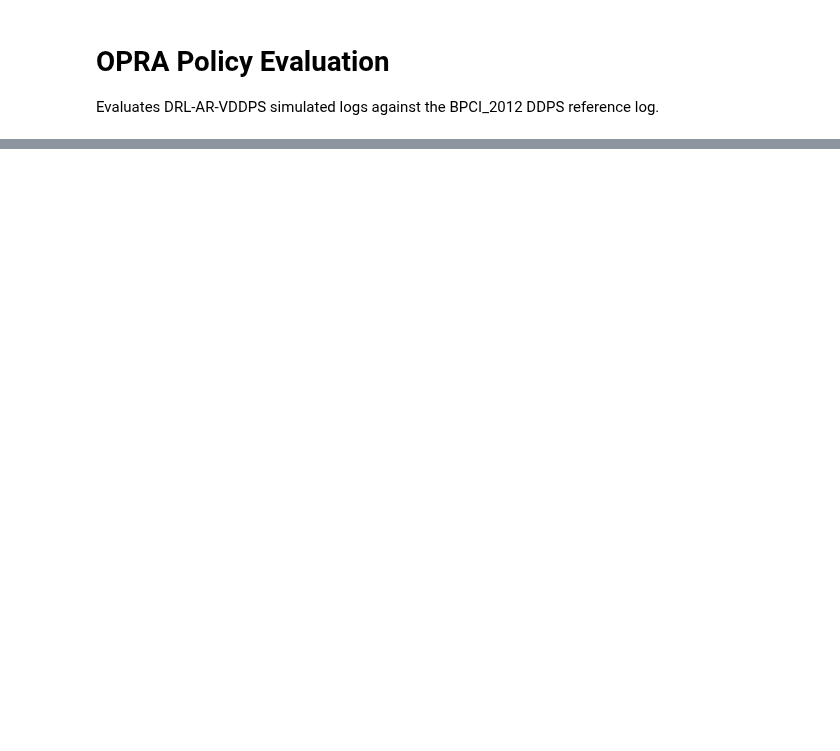
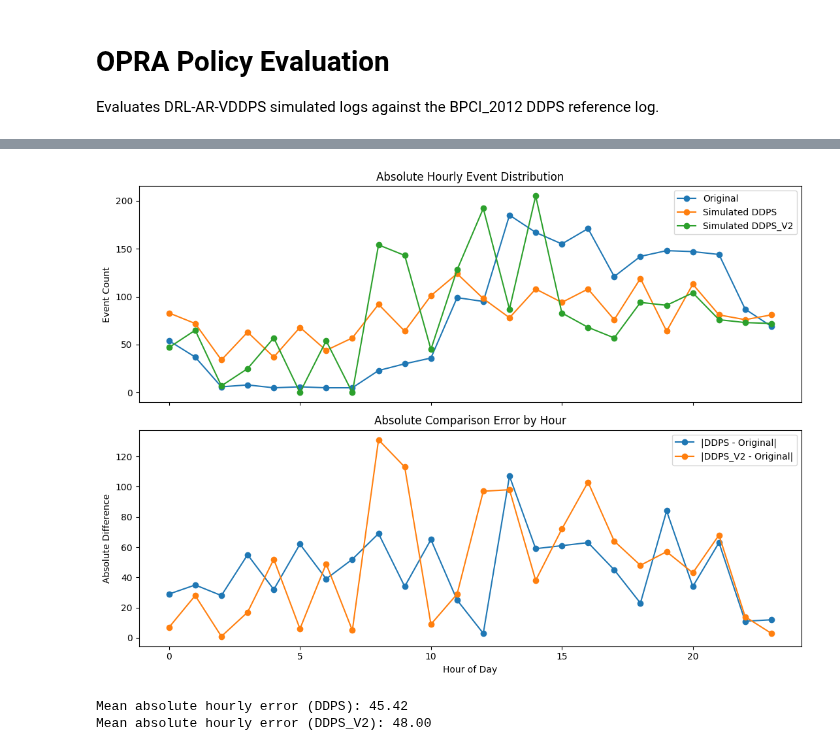
Before and after one commit to AdaptiveBProcess/Optimal-Predictor-of-Resources-and-Activities, a Jupyter notebook: evaluation.ipynb, the cells around one changed output, grey strips where cells are left out. Cells and saved outputs as stored; diff of their text form; code cells hidden in the pictures; blank space fills up the shorter version.

```diff
--- a/evaluation.ipynb
+++ b/evaluation.ipynb
@@ -52,0 +192,36 @@ evaluator.save_results(agg, output_dir='data/evaluation_results')
+# %%
+# Absolute comparison by hour (counts + absolute error vs Original)
+hourly_original = log1["hour"].value_counts().sort_index().reindex(range(24), fill_value=0)
+hourly_ddps = log2["hour"].value_counts().sort_index().reindex(range(24), fill_value=0)
+hourly_v2 = log3["hour"].value_counts().sort_index().reindex(range(24), fill_value=0)
+
+abs_err_ddps = (hourly_ddps - hourly_original).abs()
+abs_err_v2 = (hourly_v2 - hourly_original).abs()
+
+fig, axes = plt.subplots(2, 1, figsize=(11, 8), sharex=True)
+
+# Absolute hourly counts
+axes[0].plot(hourly_original.index, hourly_original.values, marker="o", label="Original")
+axes[0].plot(hourly_ddps.index, hourly_ddps.values, marker="o", label="Simulated DDPS")
+axes[0].plot(hourly_v2.index, hourly_v2.values, marker="o", label=f"Simulated {tag}")
+axes[0].set_ylabel("Event Count")
+axes[0].set_title("Absolute Hourly Event Distribution")
+axes[0].legend()
+
+# Absolute error vs original
+axes[1].plot(abs_err_ddps.index, abs_err_ddps.values, marker="o", label="|DDPS - Original|")
+axes[1].plot(abs_err_v2.index, abs_err_v2.values, marker="o", label=f"|{tag} - Original|")
+axes[1].set_xlabel("Hour of Day")
+axes[1].set_ylabel("Absolute Difference")
+axes[1].set_title("Absolute Comparison Error by Hour")
+axes[1].legend()
+
+plt.tight_layout()
+plt.show()
+
+print(f"Mean absolute hourly error (DDPS): {abs_err_ddps.mean():.2f}")
+print(f"Mean absolute hourly error ({tag}): {abs_err_v2.mean():.2f}")
+# %% [output]
+[figure, added]
+Mean absolute hourly error (DDPS): 45.42
+Mean absolute hourly error (DDPS_V2): 48.00
```
Also changed, not shown: parts of 11 cells of this notebook, 7 other files.
